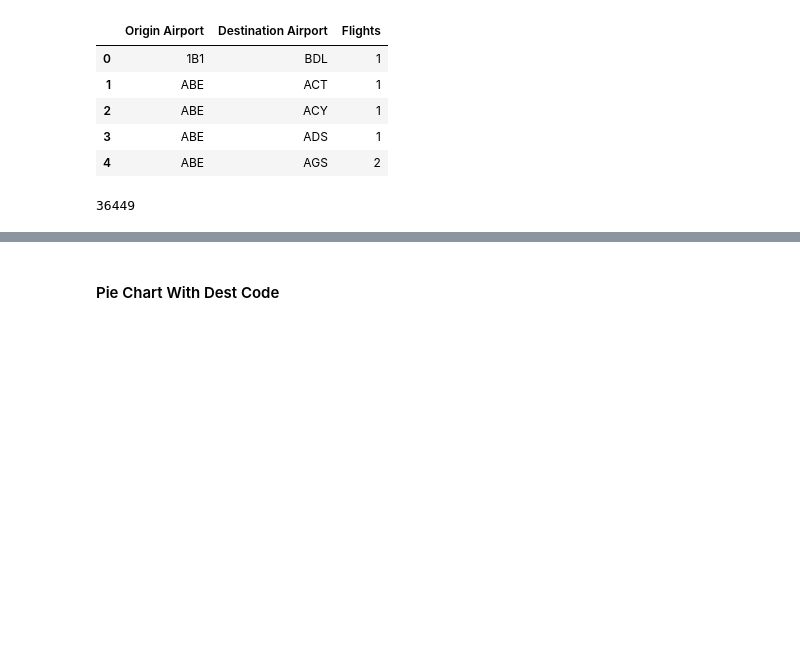
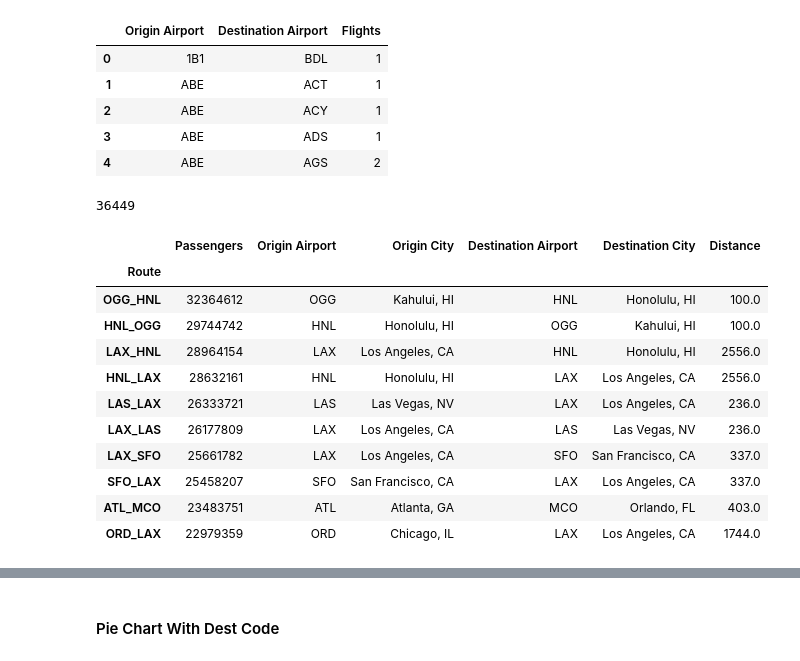
Before and after one commit to gigodata/08-EV-charging, a Jupyter notebook: Chart Generation.ipynb, the cells around one changed output, grey strips where cells are left out. Saved outputs shown, nothing was run; the diff lists cells and outputs as text; code cells hidden in the pictures; blank space fills up the shorter version.

```diff
--- a/Chart Generation.ipynb
+++ b/Chart Generation.ipynb
@@ -39,3 +46,23 @@ uniqueRoutes.head()
 uniqueRoutes.shape[0]
 # %% [output]
 36449
+# %%
+# Amadas code for getting route info
+df["Route"] = df["Origin Airport"] + "_" + df["Destination Airport"]
+passenger_count = df[["Route", "Passengers"]].groupby("Route").sum().sort_values("Passengers", ascending=False)
+
+demand = passenger_count.merge(df[["Route", "Origin Airport", "Origin City", "Destination Airport", "Destination City", 'Distance']], on="Route", how="inner").groupby("Route").first().sort_values("Passengers", ascending=False)
+demand.head(10)
+# %% [output]
+|  | Passengers | Origin Airport | Origin City | Destination Airport | Destination City | Distance |
+| Route |  |  |  |  |  |  |
+| OGG_HNL | 32364612 | OGG | Kahului, HI | HNL | Honolulu, HI | 100.0 |
+| HNL_OGG | 29744742 | HNL | Honolulu, HI | OGG | Kahului, HI | 100.0 |
+| LAX_HNL | 28964154 | LAX | Los Angeles, CA | HNL | Honolulu, HI | 2556.0 |
+| HNL_LAX | 28632161 | HNL | Honolulu, HI | LAX | Los Angeles, CA | 2556.0 |
+| LAS_LAX | 26333721 | LAS | Las Vegas, NV | LAX | Los Angeles, CA | 236.0 |
+| LAX_LAS | 26177809 | LAX | Los Angeles, CA | LAS | Las Vegas, NV | 236.0 |
+| LAX_SFO | 25661782 | LAX | Los Angeles, CA | SFO | San Francisco, CA | 337.0 |
+| SFO_LAX | 25458207 | SFO | San Francisco, CA | LAX | Los Angeles, CA | 337.0 |
+| ATL_MCO | 23483751 | ATL | Atlanta, GA | MCO | Orlando, FL | 403.0 |
+| ORD_LAX | 22979359 | ORD | Chicago, IL | LAX | Los Angeles, CA | 1744.0 |
```
Also changed, not shown: parts of 11 cells of this notebook.
